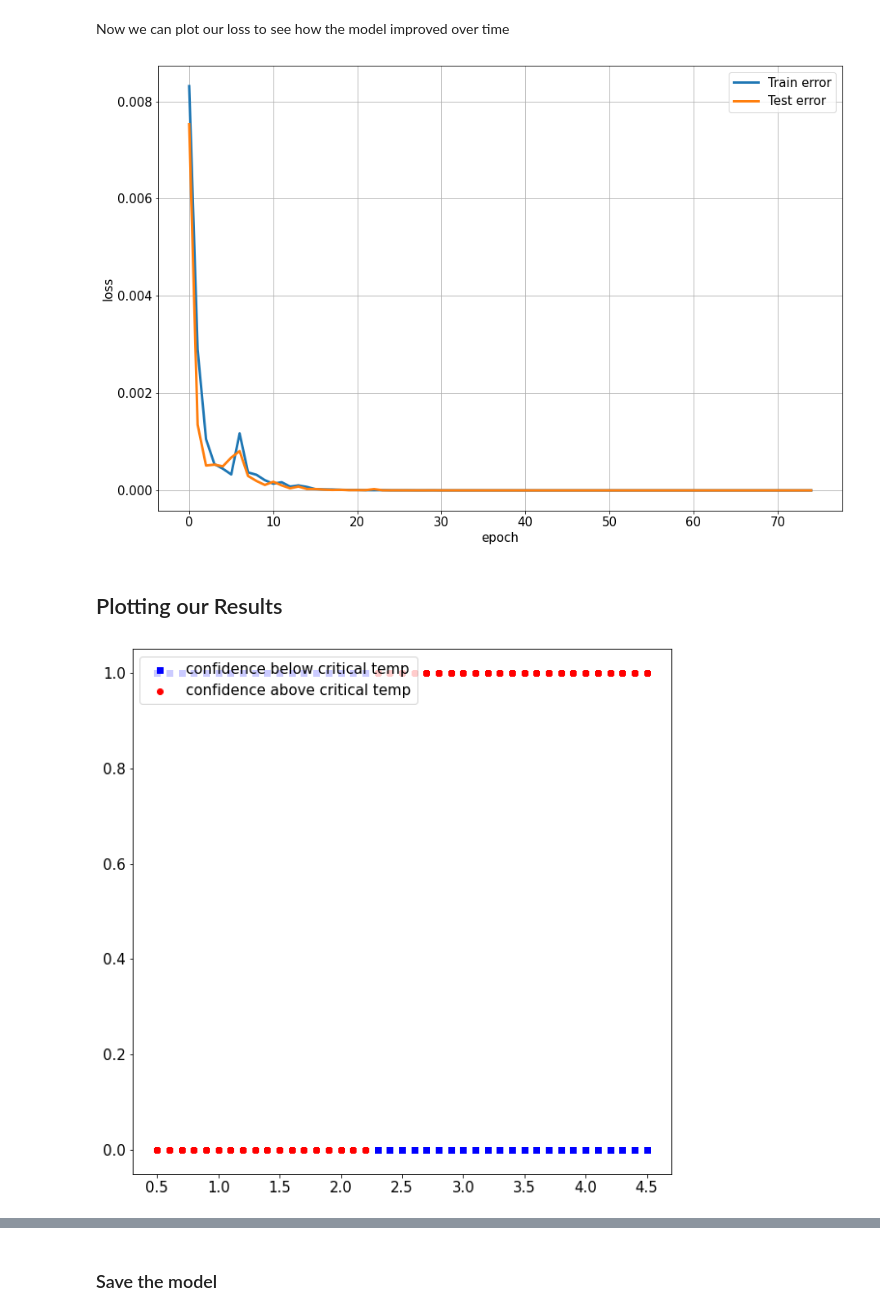
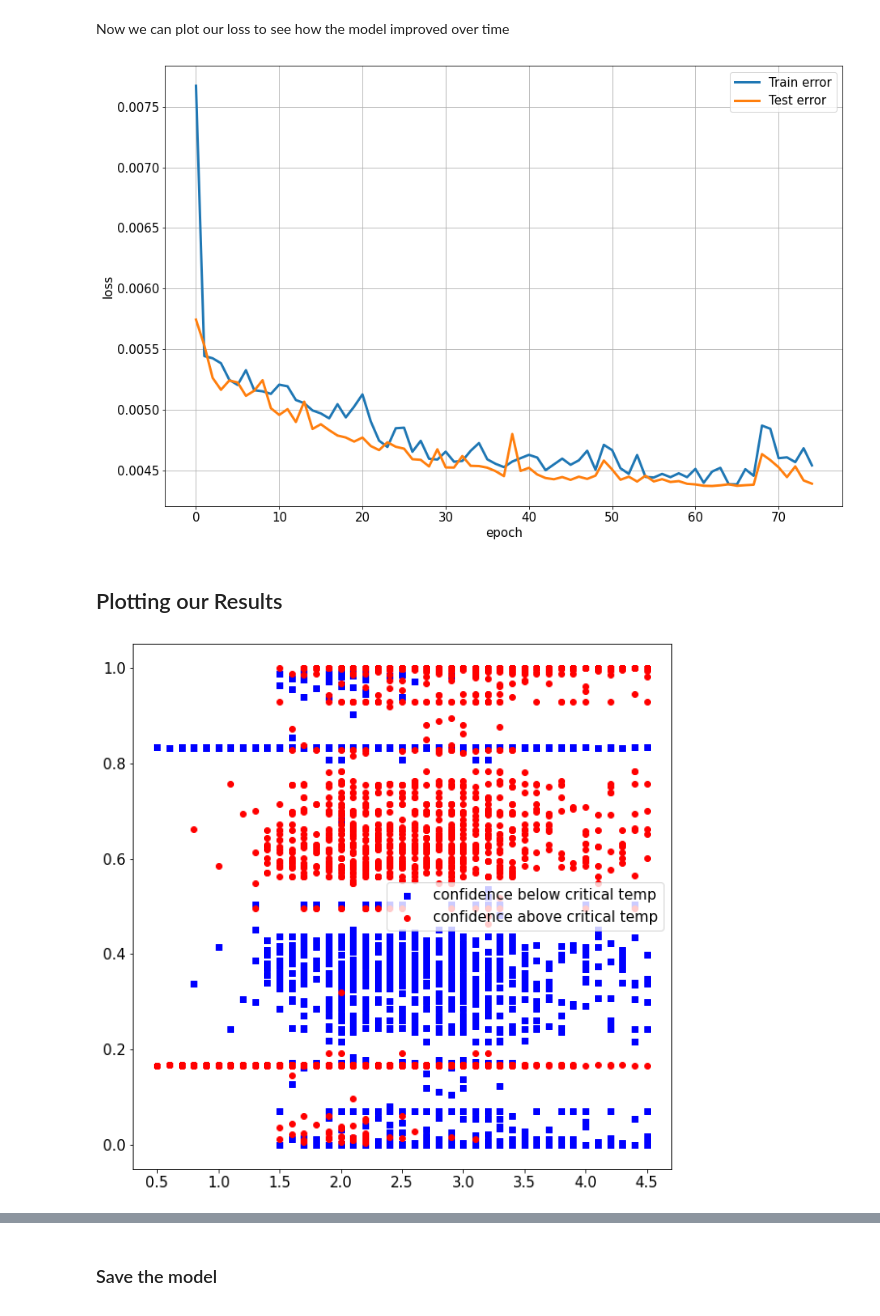
Before and after one commit to rohan-datar/phys_0704_project, a Jupyter notebook: ML_Spin_Model/Classification_Model.ipynb, the cells around one changed output, grey strips where cells are left out. Drawn from its saved outputs; the diff is of its cells as text; code cells hidden in the pictures.

```diff
--- a/ML_Spin_Model/Classification_Model.ipynb
+++ b/ML_Spin_Model/Classification_Model.ipynb
@@ -11,7 +11,7 @@ from torchvision import datasets, models, transforms
 import matplotlib.pyplot as plt
 # %%
 #define lattice size
-L =32
+L = 4
 # %% [markdown]
 ### Loading Datasets
 
@@ -190,7 +190,7 @@ axes.legend()
 
 plt.show()
 # %% [output]
-[figure, old version]
+[figure, new version]
 # %%
 import matplotlib
 matplotlib.rcParams['pdf.fonttype'] = 42
@@ -200,31 +200,31 @@ fig.savefig('./results/loss.pdf', format='pdf')
 # %%
 temp_pred_below = []
 temp_pred_above = []
 for idx in range(len(benchmark_data)):
   image, label = benchmark_data[idx]
   image = image.to(DEVICE)
   predicted_output = model(image.unsqueeze(0))
 
   # Need to apply softmax to get probabilities
   prob_output = torch.nn.functional.softmax(predicted_output).cpu().detach().numpy()
   predicted_label = torch.argmax(predicted_output).item()
   # print(f"predicted label: {predicted_label}, actual label: {label}")
 
   #get temp from label
   temp = benchmark_data.classes[label]
   temp_pred_below.append([float(temp), prob_output[0][1]])
   temp_pred_above.append([float(temp), prob_output[0][0]])
 
 #plot the data
 fig = plt.figure(figsize=(10,10))
 ax = fig.add_subplot(111)
 ax.scatter([x[0] for x in temp_pred_below], [x[1] for x in temp_pred_below], c='b', marker="s", label='confidence below critical temp')
 ax.scatter([x[0] for x in temp_pred_above], [x[1] for x in temp_pred_above], c='r', marker="o", label='confidence above critical temp')
 
-plt.legend(loc='upper left');
+plt.legend();
 plt.show()
 # %% [output]
-[figure, old version]
+[figure, new version]
 # %%
 #plot the average confidence for each temperature with error bars
 #error bars are standard deviation devide by sqrt of number of samples
```
Also changed, not shown: parts of 3 cells of this notebook, 11 other files.
